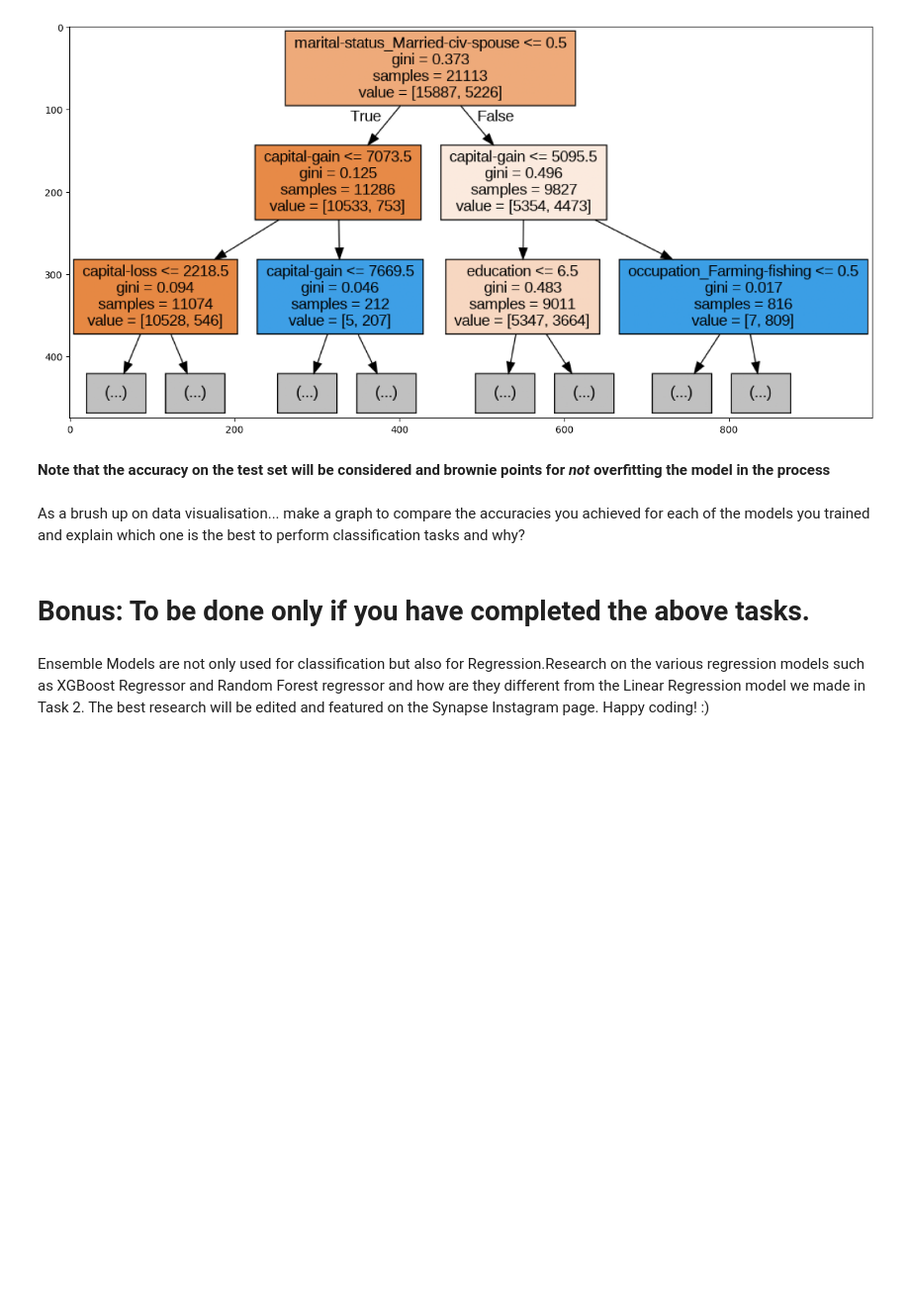
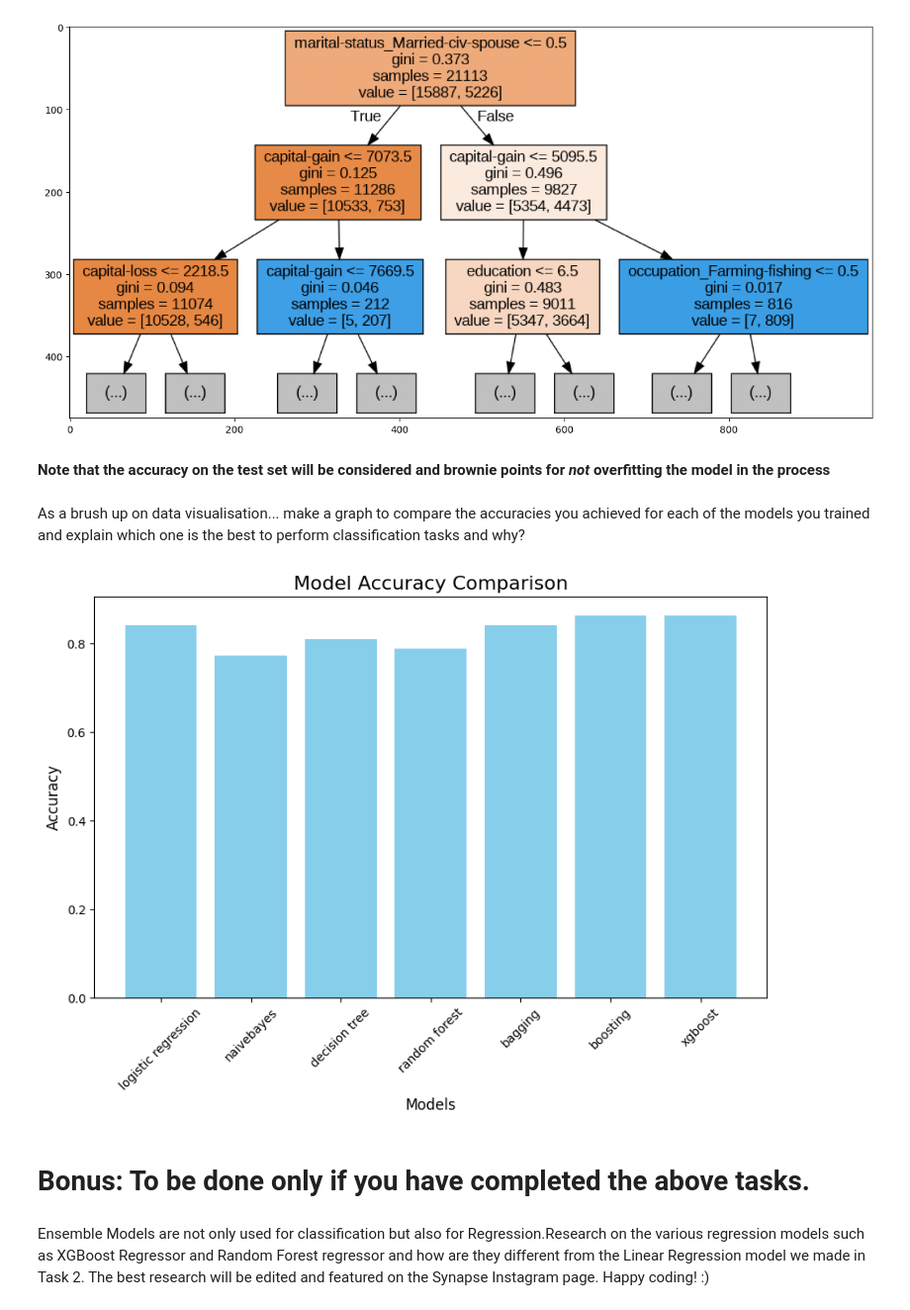
Before and after one commit to jeel-coder/Synapse_LP, a Jupyter notebook: Copy_of_Synapse_LP_Task_4.ipynb, the cells around one changed output. Shown at 99% size. Cells and saved outputs as stored; diff of their text form; code cells hidden in the pictures; blank space fills up the shorter version.

```diff
--- a/Copy_of_Synapse_LP_Task_4.ipynb
+++ b/Copy_of_Synapse_LP_Task_4.ipynb
@@ -603,0 +601,3 @@ accuracy_score(y_test,new_y)
+# %%
+dt=accuracy_score(y_test,new_y)
+print(dt)
@@ -953,7 +956,8 @@ bagging_clf.score(X_train, y_train)
 # %% [output]
 0.9863591152370578
 # %%
-bagging_clf.score(X_test, y_test)
+bg=bagging_clf.score(X_test, y_test)
+print(bg)
 # %% [output]
 0.8406453751795778
 # %% [markdown]
@@ -996,7 +1000,8 @@ model2.score(X_train,y_train)
 # %% [output]
 0.8619334059584143
 # %%
-model2.score(X_test,y_test)
+boo=model2.score(X_test,y_test)
+print(boo)
 # %% [output]
 0.8626367554425903
 # %% [markdown]
@@ -1027,7 +1032,8 @@ xgb_model.score(X_train,y_train)
 # %% [output]
 0.8640174300194193
 # %%
-xgb_model.score(X_test,y_test)
+xgb=xgb_model.score(X_test,y_test)
+print(xgb)
 # %% [output]
 0.8618631893026854
 # %% [markdown]
@@ -1085,3 +1091,16 @@ As a brush up on data visualisation... make a graph to compare the accuracies yo
+# %%
+#write your code here
+x_list=[logre,nb,dt,rf,bg,boo,xgb]
+y=['logistic regression','naivebayes','decision tree','random forest','bagging','boosting','xgboost']
+plt.figure(figsize=(10, 6))
+plt.bar(y,x_list, color='skyblue')
+plt.title('Model Accuracy Comparison', fontsize=16)
+plt.xlabel('Models', fontsize=12)
+plt.ylabel('Accuracy', fontsize=12)
+plt.xticks(rotation=45)
+plt.show()
+# %% [output]
+[figure, added]
 # %% [markdown]
 # **Bonus: To be done only if you have completed the above tasks.**
 # %% [markdown]
```
Also changed, not shown: parts of 7 cells of this notebook.
